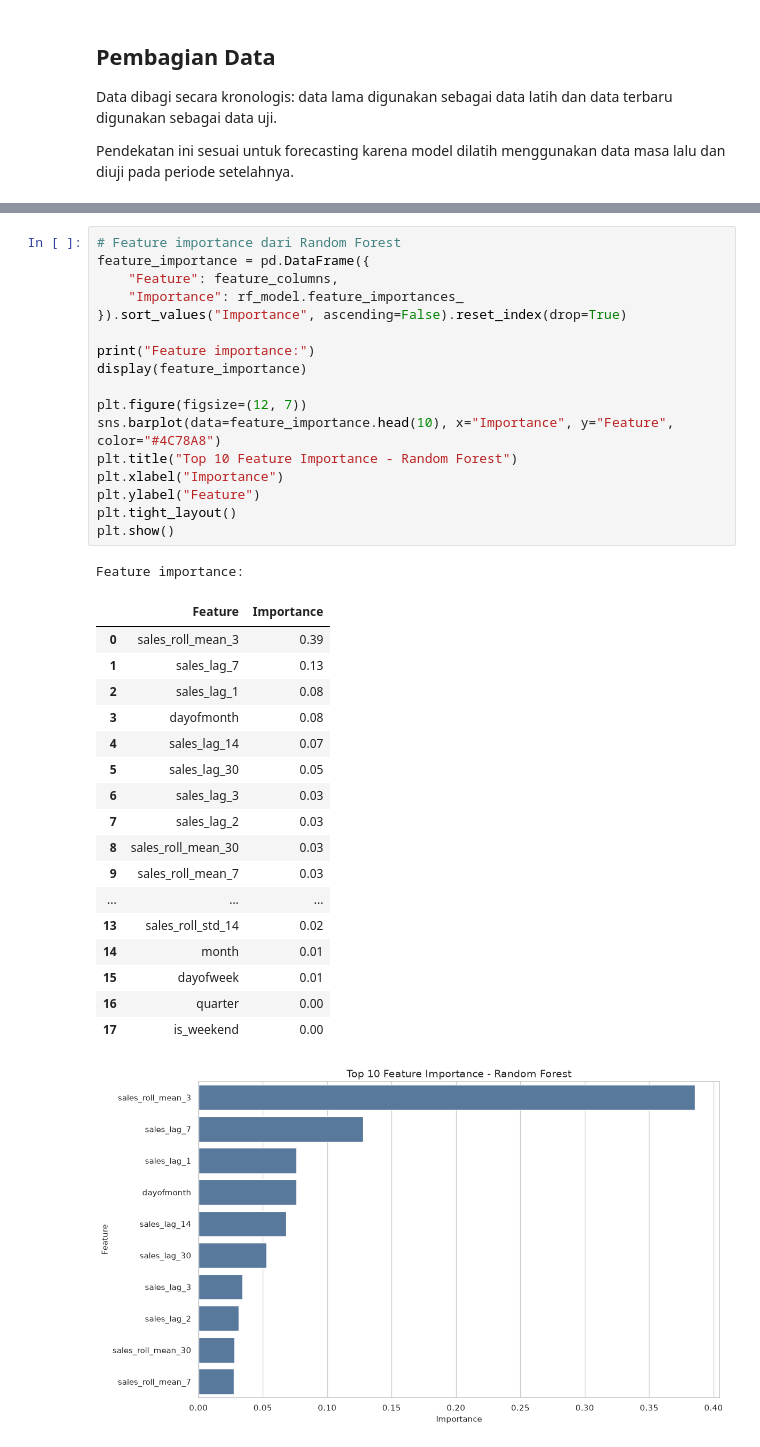
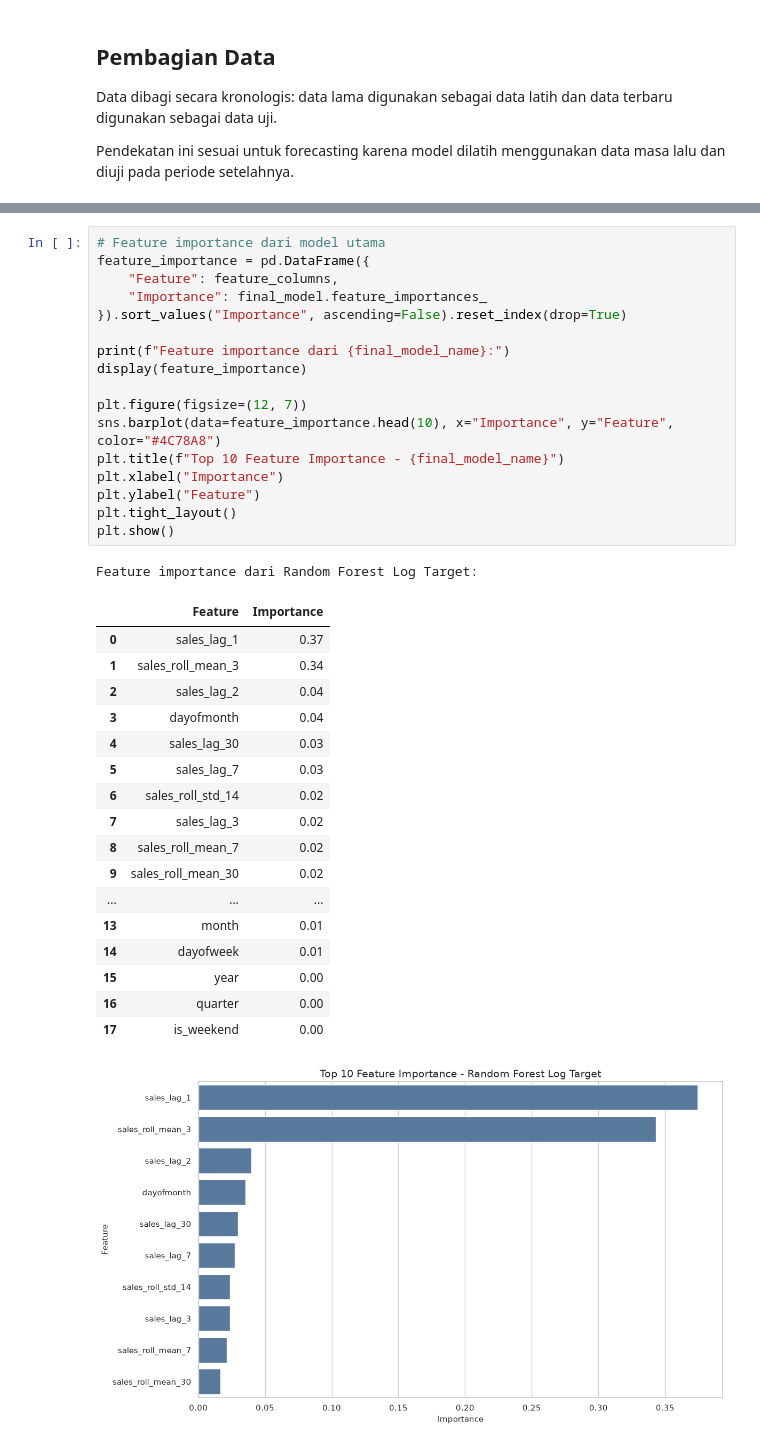
Before and after one commit to albertabayor/uas-peramlan, a Jupyter notebook: UAS_Peramalan_Random_Forest_Forecasting.ipynb, the cells around one changed output, grey strips where cells are left out. Cells and saved outputs as stored; diff of their text form.

```diff
--- a/UAS_Peramalan_Random_Forest_Forecasting.ipynb
+++ b/UAS_Peramalan_Random_Forest_Forecasting.ipynb
@@ -734,40 +831,40 @@ plt.show()
 # %%
-# Feature importance dari Random Forest
+# Feature importance dari model utama
 feature_importance = pd.DataFrame({
     "Feature": feature_columns,
-    "Importance": rf_model.feature_importances_
+    "Importance": final_model.feature_importances_
 }).sort_values("Importance", ascending=False).reset_index(drop=True)
 
-print("Feature importance:")
+print(f"Feature importance dari {final_model_name}:")
 display(feature_importance)
 
 plt.figure(figsize=(12, 7))
 sns.barplot(data=feature_importance.head(10), x="Importance", y="Feature", color="#4C78A8")
-plt.title("Top 10 Feature Importance - Random Forest")
+plt.title(f"Top 10 Feature Importance - {final_model_name}")
 plt.xlabel("Importance")
 plt.ylabel("Feature")
 plt.tight_layout()
 plt.show()
 # %% [output]
-Feature importance:
+Feature importance dari Random Forest Log Target:
 |  | Feature | Importance |
-| 0 | sales_roll_mean_3 | 0.39 |
-| 1 | sales_lag_7 | 0.13 |
-| 2 | sales_lag_1 | 0.08 |
-| 3 | dayofmonth | 0.08 |
-| 4 | sales_lag_14 | 0.07 |
-| 5 | sales_lag_30 | 0.05 |
-| 6 | sales_lag_3 | 0.03 |
-| 7 | sales_lag_2 | 0.03 |
-| 8 | sales_roll_mean_30 | 0.03 |
-| 9 | sales_roll_mean_7 | 0.03 |
+| 0 | sales_lag_1 | 0.37 |
+| 1 | sales_roll_mean_3 | 0.34 |
+| 2 | sales_lag_2 | 0.04 |
+| 3 | dayofmonth | 0.04 |
+| 4 | sales_lag_30 | 0.03 |
+| 5 | sales_lag_7 | 0.03 |
+| 6 | sales_roll_std_14 | 0.02 |
+| 7 | sales_lag_3 | 0.02 |
+| 8 | sales_roll_mean_7 | 0.02 |
+| 9 | sales_roll_mean_30 | 0.02 |
 | ... | ... | ... |
-| 13 | sales_roll_std_14 | 0.02 |
-| 14 | month | 0.01 |
-| 15 | dayofweek | 0.01 |
+| 13 | month | 0.01 |
+| 14 | dayofweek | 0.01 |
+| 15 | year | 0.00 |
 | 16 | quarter | 0.00 |
 | 17 | is_weekend | 0.00 |
-[figure, old version]
+[figure, new version]
 # %% [markdown]
 ## Interpretasi Feature Importance
 
```
Also changed, not shown: parts of 15 cells of this notebook, 5 other files.
